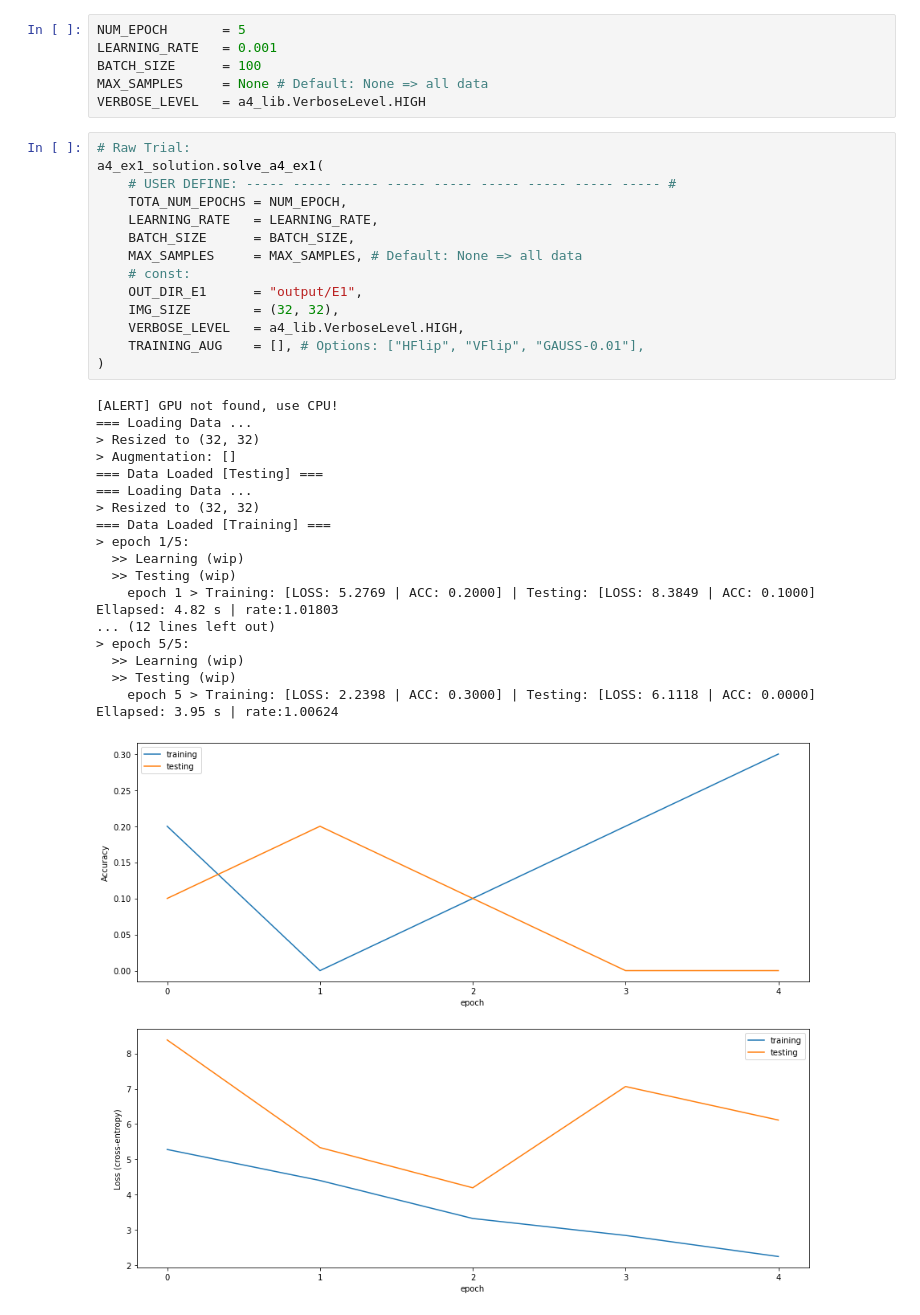
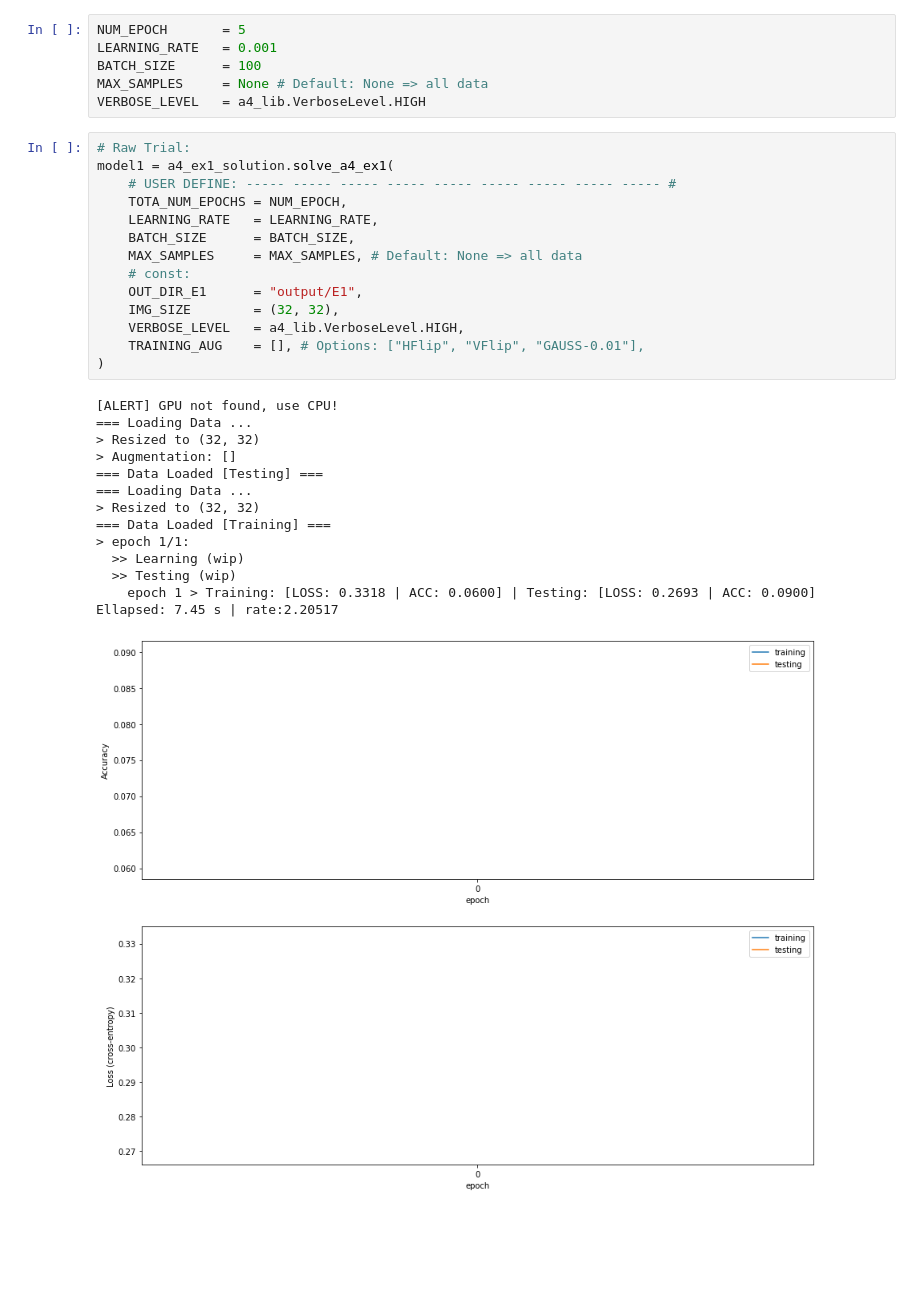
Before and after one commit to jaku-jaku/my_undergrad_course_works, a Jupyter notebook: CS 480/A4 Package/My Solution/src_code/main.ipynb, the cells around one changed output. Cells and saved outputs as stored; diff of their text form; blank space fills up the shorter version.

```diff
--- a/CS 480/A4 Package/My Solution/src_code/main.ipynb
+++ b/CS 480/A4 Package/My Solution/src_code/main.ipynb
@@ -10,34 +10,29 @@ MAX_SAMPLES     = None # Default: None => all data
 VERBOSE_LEVEL   = a4_lib.VerboseLevel.HIGH
 # %%
 # Raw Trial:
-a4_ex1_solution.solve_a4_ex1(
+model1 = a4_ex1_solution.solve_a4_ex1(
     # USER DEFINE: ----- ----- ----- ----- ----- ----- ----- ----- ----- #
     TOTA_NUM_EPOCHS = NUM_EPOCH,
     LEARNING_RATE   = LEARNING_RATE,
     BATCH_SIZE      = BATCH_SIZE,
     MAX_SAMPLES     = MAX_SAMPLES, # Default: None => all data
     # const:
     OUT_DIR_E1      = "output/E1",
     IMG_SIZE        = (32, 32),
     VERBOSE_LEVEL   = a4_lib.VerboseLevel.HIGH,
     TRAINING_AUG    = [], # Options: ["HFlip", "VFlip", "GAUSS-0.01"],
 )
 # %% [output]
 [ALERT] GPU not found, use CPU!
 === Loading Data ...
 > Resized to (32, 32)
 > Augmentation: []
 === Data Loaded [Testing] ===
 === Loading Data ...
 > Resized to (32, 32)
 === Data Loaded [Training] ===
-> epoch 1/5:
+> epoch 1/1:
   >> Learning (wip)
   >> Testing (wip)
-    epoch 1 > Training: [LOSS: 5.2769 | ACC: 0.2000] | Testing: [LOSS: 8.3849 | ACC: 0.1000] Ellapsed: 4.82 s | rate:1.01803
-... (12 lines left out)
-> epoch 5/5:
-  >> Learning (wip)
-  >> Testing (wip)
-    epoch 5 > Training: [LOSS: 2.2398 | ACC: 0.3000] | Testing: [LOSS: 6.1118 | ACC: 0.0000] Ellapsed: 3.95 s | rate:1.00624
+    epoch 1 > Training: [LOSS: 0.3318 | ACC: 0.0600] | Testing: [LOSS: 0.2693 | ACC: 0.0900] Ellapsed: 7.45 s | rate:2.20517
-[figure, old version]
+[figure, new version]
```
Also changed, not shown: parts of 3 cells of this notebook, 1 other file.
